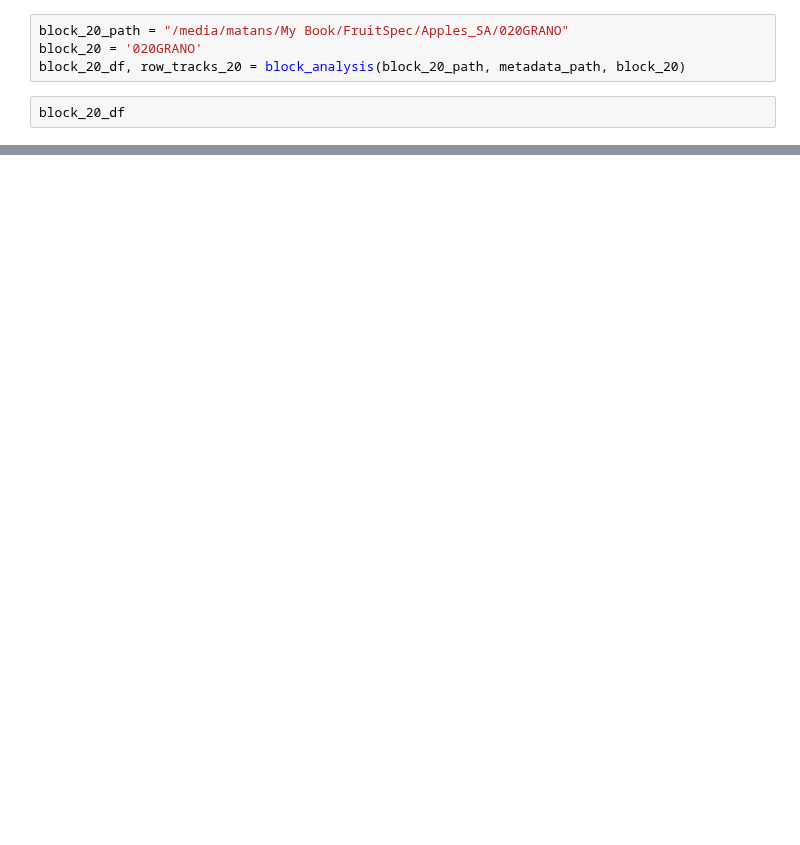
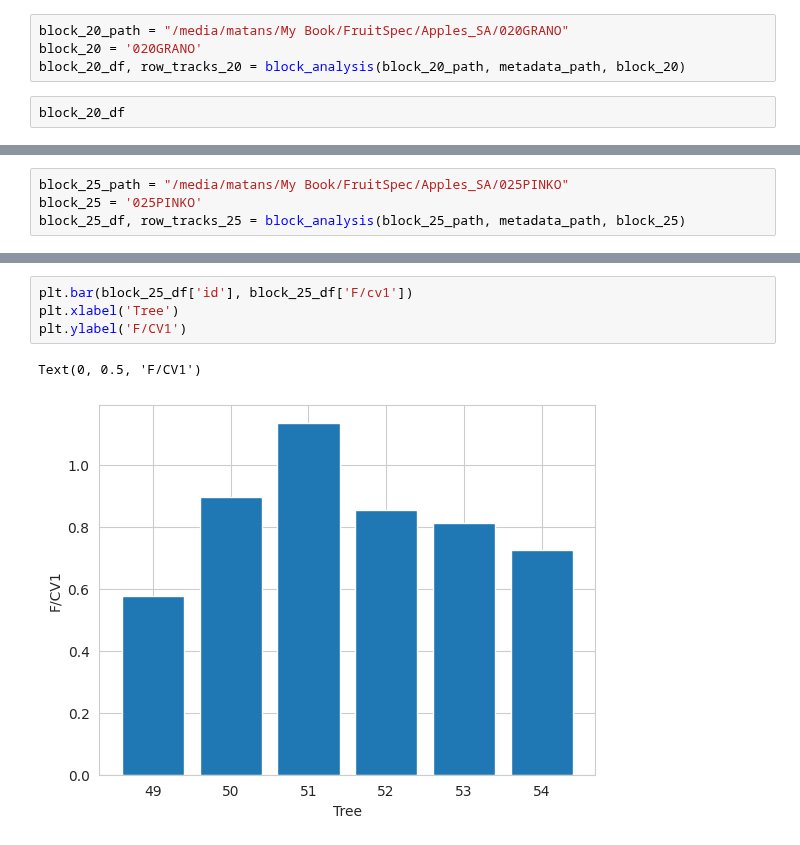
Before and after one commit to FruitSpec/fsCounter, a Jupyter notebook: vision/tools/jupyter_notebooks/Factor_analysis.ipynb, the cells around one changed output, grey strips where cells are left out. Saved outputs shown, nothing was run; the diff lists cells and outputs as text; blank space fills up the shorter version.

Commit message:
postprocess analysis

```diff
--- a/vision/tools/jupyter_notebooks/Factor_analysis.ipynb
+++ b/vision/tools/jupyter_notebooks/Factor_analysis.ipynb
@@ -305,0 +237,4 @@ block_20_df
+# %%
+block_25_path = "/media/matans/My Book/FruitSpec/Apples_SA/025PINKO"
+block_25 = '025PINKO'
+block_25_df, row_tracks_25 = block_analysis(block_25_path, metadata_path, block_25)
@@ -305,0 +294,7 @@ block_20_df
+# %%
+plt.bar(block_25_df['id'], block_25_df['F/cv1'])
+plt.xlabel('Tree')
+plt.ylabel('F/CV1')
+# %% [output]
+Text(0, 0.5, 'F/CV1')
+[figure, added]
```
Also changed, not shown: parts of 28 cells of this notebook, 4 other files.
